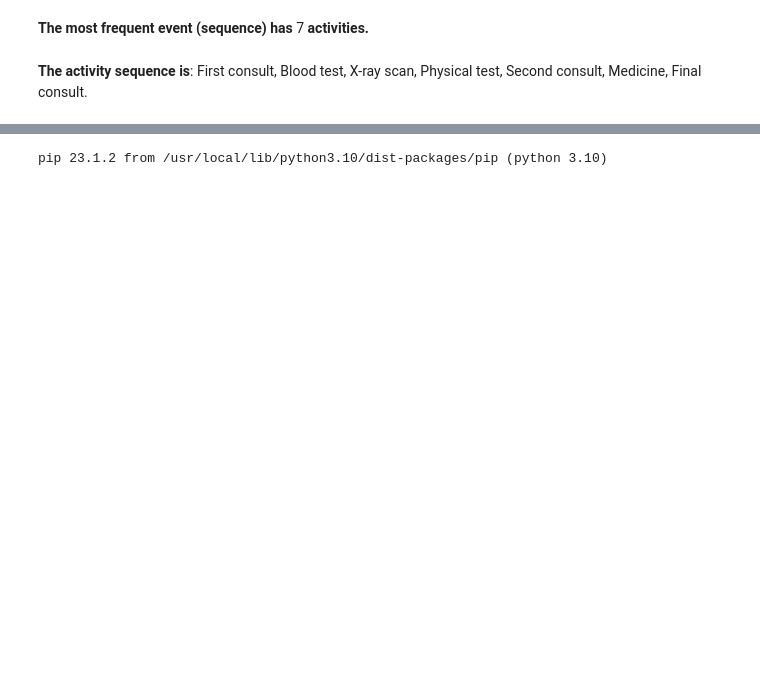
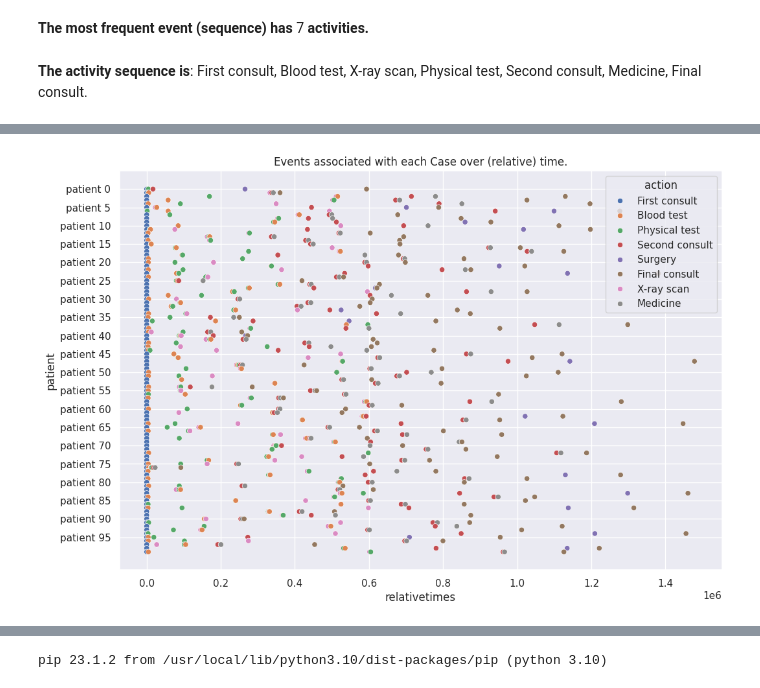
Before and after one commit to sawubona-repo/BINA-FS24-WORK, a Jupyter notebook: LB07-ProcessMining/Python/DEMO_Python_PM4PY_PatientPathways.ipynb, the cells around one changed output, grey strips where cells are left out. Drawn from its saved outputs; the diff is of its cells as text; code cells hidden in the pictures; blank space fills up the shorter version.

Commit message:
DEMO PM4PY Patient Pathways updated

```diff
--- a/LB07-ProcessMining/Python/DEMO_Python_PM4PY_PatientPathways.ipynb
+++ b/LB07-ProcessMining/Python/DEMO_Python_PM4PY_PatientPathways.ipynb
@@ -176,0 +90,19 @@ patientX = events[events['patient'].isin(selected_patients)]
+# %%
+# Create a pivot table of the start (minimum) and end (maximum) timestamps associated with each case
+case_starts_ends = events.pivot_table(index='patient', aggfunc={'datetime': ['min', 'max']})
+case_starts_ends = case_starts_ends.reset_index()
+case_starts_ends.columns = ['patient', 'caseend', 'casestart']
+
+# Merge with the main event log data so that for each row we have the start and end times
+events = events.merge(case_starts_ends, on='patient')
+
+# Calculate the relative time by subtracting the process start time from the event timestamp
+events['relativetime'] = events['datetime'] - events['casestart']
+
+# Convert relative times to more friendly measures
+# Seconds:
+events['relativetimes'] = events['relativetime'].dt.seconds + 86400*events['relativetime'].dt.days
+# Days:
+events['relativedays'] = events['relativetime'].dt.days
+
+events.head()
@@ -176,0 +116,6 @@ patientX = events[events['patient'].isin(selected_patients)]
+# %%
+# remove leading and trailing blanks in the "action" and "resource" (string) values
+events['action']   = events['action'].apply(lambda x: x.strip())
+events['resource'] = events['resource'].apply(lambda x: x.strip())
+
+events.head()
@@ -205,0 +255,3 @@ printmd('**The activity sequence is**:  {}.'.format(', '.join(most_frequent_even
+# %%
+# set sns overall figure size
+sns.set(rc={'figure.figsize':(12, 8)})
@@ -205,0 +263,18 @@ printmd('**The activity sequence is**:  {}.'.format(', '.join(most_frequent_even
+# %%
+## Get an array of patient labels for the y axis - for graph labelling purposes
+patientnums = [int(e) for e in events['patient'].apply(lambda x: x.strip('patient'))]
+
+# Plot a scatter plot of patient events over relative time
+ax = sns.scatterplot(x=events['relativetimes'],
+                     y=events['patient'],
+                     hue=events['action']);
+
+# Set plot title
+plt.title('Events associated with each Case over (relative) time.');
+
+# Set y axis ticks so that you only show every 5th patient - for readability
+plt.yticks(np.arange(min(patientnums), max(patientnums)+1, 5));
+
+plt.show()
+# %% [output]
+[figure, added]
```
Also changed, not shown: parts of 83 cells of this notebook, 7 other files.
